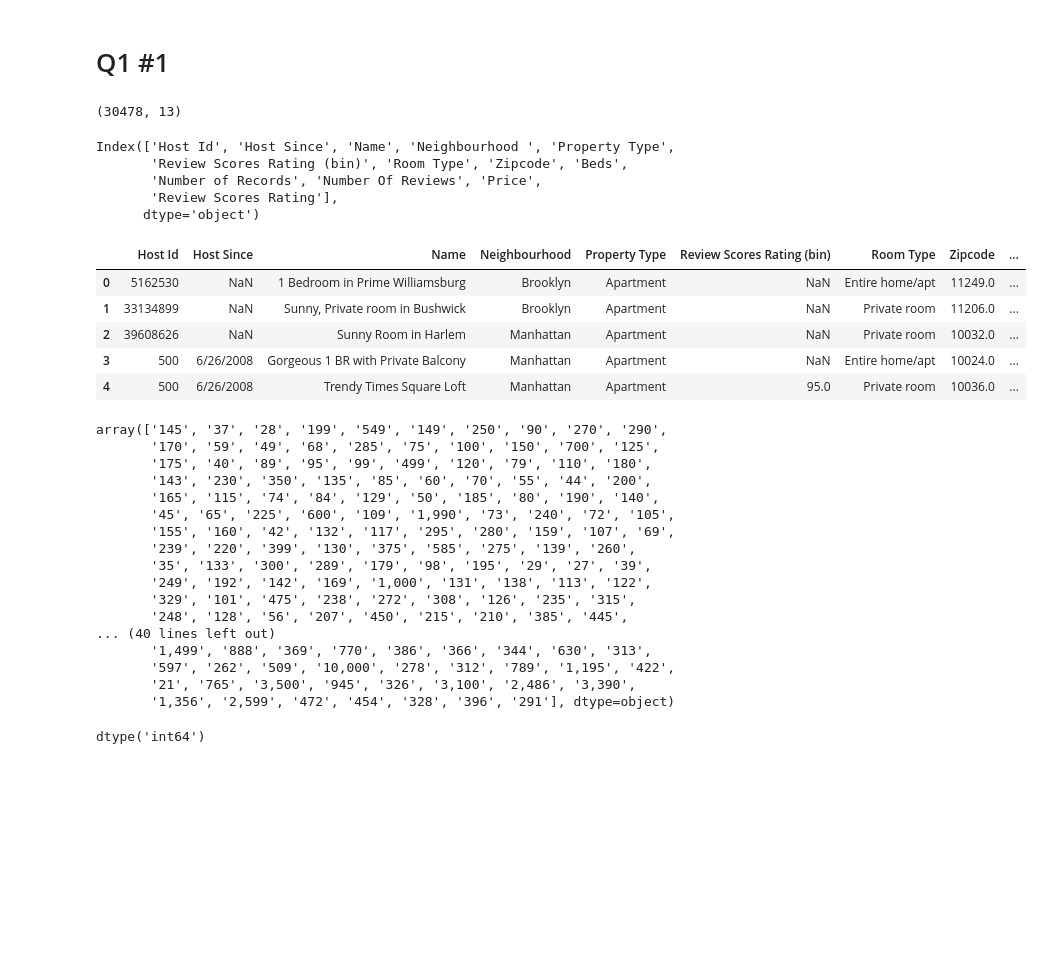
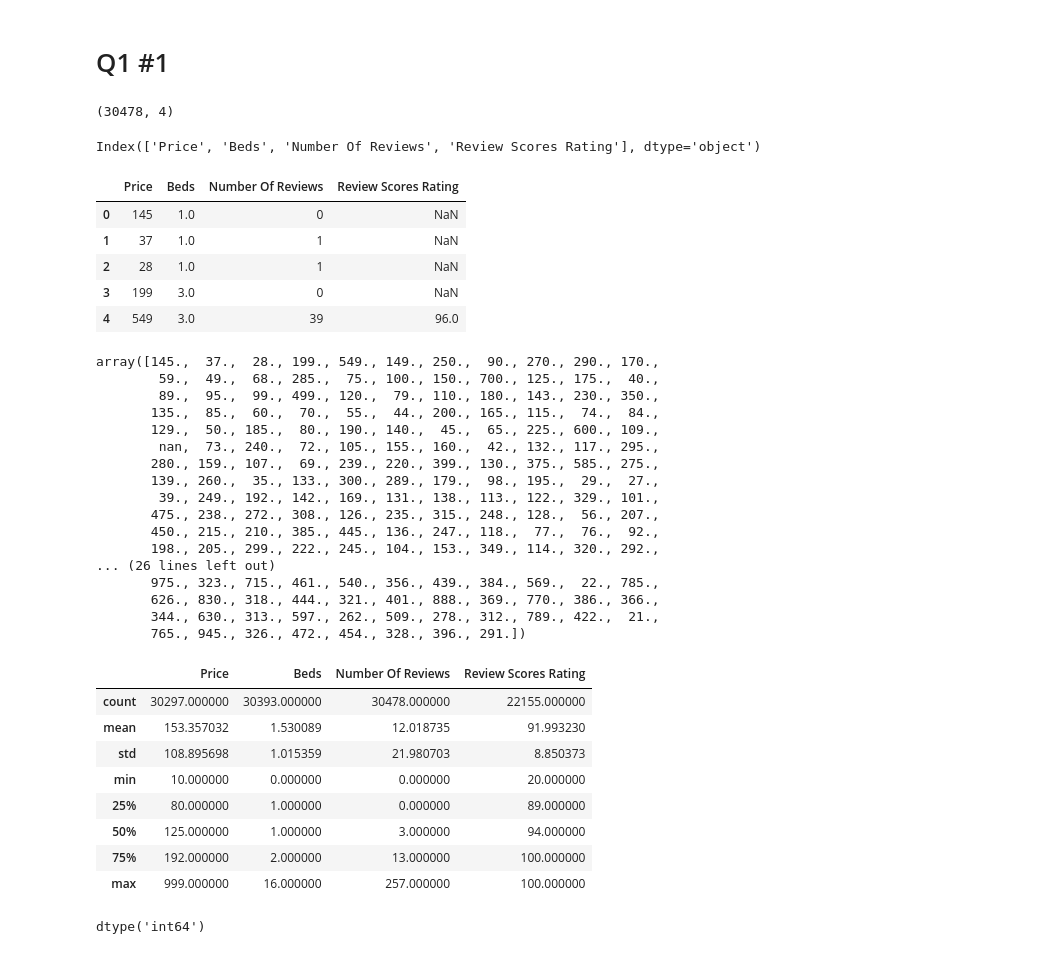
Before and after one commit to Catherine-Nguyen88/kmc, a Jupyter notebook: assignment_kmc.ipynb, the cells around one changed output. Drawn from its saved outputs; the diff is of its cells as text; code cells hidden in the pictures; blank space fills up the shorter version.

```diff
--- a/assignment_kmc.ipynb
+++ b/assignment_kmc.ipynb
@@ -30,26 +30,23 @@ Resolving deltas: 100% (4/4), done.
 import pandas as pd
 # airbnb_hw.csv
 airbnb = pd.read_csv('/content/kmc/data/airbnb_hw.csv')
-airbnb.shape
+df = airbnb.loc[:,['Price','Beds','Number Of Reviews','Review Scores Rating']]
+df.shape
 # %% [output]
-(30478, 13)
+(30478, 4)
 # %%
-airbnb.columns
+df.columns
 # %% [output]
-Index(['Host Id', 'Host Since', 'Name', 'Neighbourhood ', 'Property Type',
-       'Review Scores Rating (bin)', 'Room Type', 'Zipcode', 'Beds',
-       'Number of Records', 'Number Of Reviews', 'Price',
-       'Review Scores Rating'],
-      dtype='object')
+Index(['Price', 'Beds', 'Number Of Reviews', 'Review Scores Rating'], dtype='object')
 # %%
-airbnb.head()
+df.head()
 # %% [output]
-|  | Host Id | Host Since | Name | Neighbourhood | Property Type | Review Scores Rating (bin) | Room Type | Zipcode | ... |
-| 0 | 5162530 | NaN | 1 Bedroom in Prime Williamsburg | Brooklyn | Apartment | NaN | Entire home/apt | 11249.0 | ... |
-| 1 | 33134899 | NaN | Sunny, Private room in Bushwick | Brooklyn | Apartment | NaN | Private room | 11206.0 | ... |
-| 2 | 39608626 | NaN | Sunny Room in Harlem | Manhattan | Apartment | NaN | Private room | 10032.0 | ... |
-| 3 | 500 | 6/26/2008 | Gorgeous 1 BR with Private Balcony | Manhattan | Apartment | NaN | Entire home/apt | 10024.0 | ... |
-| 4 | 500 | 6/26/2008 | Trendy Times Square Loft | Manhattan | Apartment | 95.0 | Private room | 10036.0 | ... |
+|  | Price | Beds | Number Of Reviews | Review Scores Rating |
+| 0 | 145 | 1.0 | 0 | NaN |
+| 1 | 37 | 1.0 | 1 | NaN |
+| 2 | 28 | 1.0 | 1 | NaN |
+| 3 | 199 | 3.0 | 0 | NaN |
+| 4 | 549 | 3.0 | 39 | 96.0 |
 # %%
 # clean: Price, Beds, Number of Reviews, and Review Scores Rating
 # airbnb['Price'].head(20)
@@ -62,24 +58,36 @@ airbnb['Price'] = airbnb['Price'].replace('.', ' ')
 # %%
 # check that '.' is gone
-airbnb['Price'].unique()
+df['Price'].unique()
 # %% [output]
-array(['145', '37', '28', '199', '549', '149', '250', '90', '270', '290',
-       '170', '59', '49', '68', '285', '75', '100', '150', '700', '125',
-       '175', '40', '89', '95', '99', '499', '120', '79', '110', '180',
-       '143', '230', '350', '135', '85', '60', '70', '55', '44', '200',
-       '165', '115', '74', '84', '129', '50', '185', '80', '190', '140',
-       '45', '65', '225', '600', '109', '1,990', '73', '240', '72', '105',
-       '155', '160', '42', '132', '117', '295', '280', '159', '107', '69',
-       '239', '220', '399', '130', '375', '585', '275', '139', '260',
-       '35', '133', '300', '289', '179', '98', '195', '29', '27', '39',
-       '249', '192', '142', '169', '1,000', '131', '138', '113', '122',
-       '329', '101', '475', '238', '272', '308', '126', '235', '315',
-       '248', '128', '56', '207', '450', '215', '210', '385', '445',
-... (40 lines left out)
-       '1,499', '888', '369', '770', '386', '366', '344', '630', '313',
-       '597', '262', '509', '10,000', '278', '312', '789', '1,195', '422',
-       '21', '765', '3,500', '945', '326', '3,100', '2,486', '3,390',
-       '1,356', '2,599', '472', '454', '328', '396', '291'], dtype=object)
+array([145.,  37.,  28., 199., 549., 149., 250.,  90., 270., 290., 170.,
+        59.,  49.,  68., 285.,  75., 100., 150., 700., 125., 175.,  40.,
+        89.,  95.,  99., 499., 120.,  79., 110., 180., 143., 230., 350.,
+       135.,  85.,  60.,  70.,  55.,  44., 200., 165., 115.,  74.,  84.,
+       129.,  50., 185.,  80., 190., 140.,  45.,  65., 225., 600., 109.,
+        nan,  73., 240.,  72., 105., 155., 160.,  42., 132., 117., 295.,
+       280., 159., 107.,  69., 239., 220., 399., 130., 375., 585., 275.,
+       139., 260.,  35., 133., 300., 289., 179.,  98., 195.,  29.,  27.,
+        39., 249., 192., 142., 169., 131., 138., 113., 122., 329., 101.,
+       475., 238., 272., 308., 126., 235., 315., 248., 128.,  56., 207.,
+       450., 215., 210., 385., 445., 136., 247., 118.,  77.,  76.,  92.,
+       198., 205., 299., 222., 245., 104., 153., 349., 114., 320., 292.,
+... (26 lines left out)
+       975., 323., 715., 461., 540., 356., 439., 384., 569.,  22., 785.,
+       626., 830., 318., 444., 321., 401., 888., 369., 770., 386., 366.,
+       344., 630., 313., 597., 262., 509., 278., 312., 789., 422.,  21.,
+       765., 945., 326., 472., 454., 328., 396., 291.])
+# %%
+df.describe()
+# %% [output]
+|  | Price | Beds | Number Of Reviews | Review Scores Rating |
+| count | 30297.000000 | 30393.000000 | 30478.000000 | 22155.000000 |
+| mean | 153.357032 | 1.530089 | 12.018735 | 91.993230 |
+| std | 108.895698 | 1.015359 | 21.980703 | 8.850373 |
+| min | 10.000000 | 0.000000 | 0.000000 | 20.000000 |
+| 25% | 80.000000 | 1.000000 | 0.000000 | 89.000000 |
+| 50% | 125.000000 | 1.000000 | 3.000000 | 94.000000 |
+| 75% | 192.000000 | 2.000000 | 13.000000 | 100.000000 |
+| max | 999.000000 | 16.000000 | 257.000000 | 100.000000 |
 # %%
 # clean: Price, Beds, Number of Reviews, and Review Scores Rating
 
```
Also changed, not shown: parts of 9 cells of this notebook.
